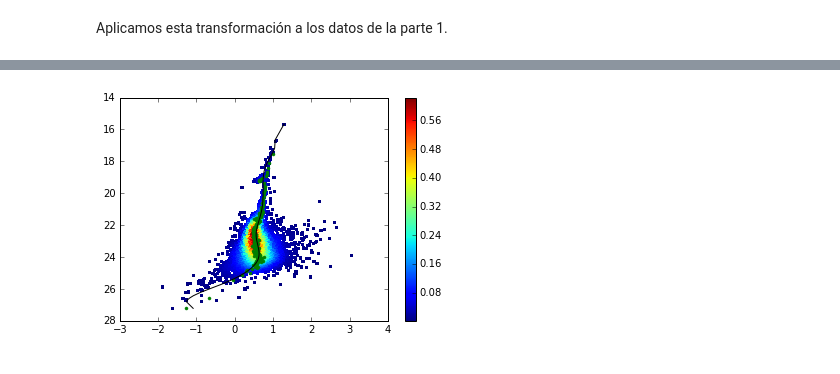
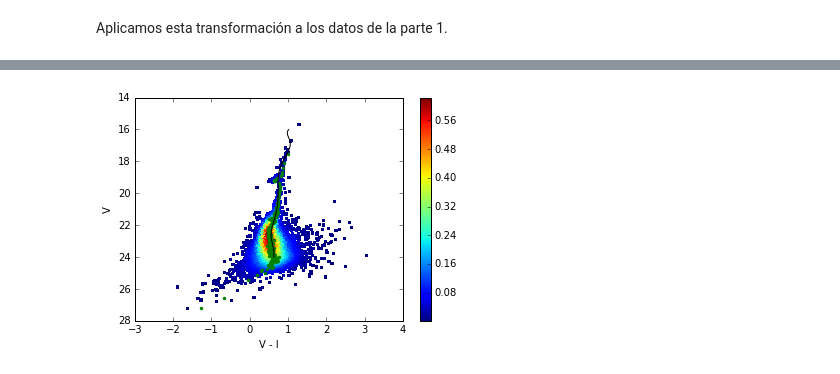
Before and after one commit to cjsantander/AST0421, a Jupyter notebook: Tarea2_Parte2/Tarea1_Parte2.ipynb, the cells around one changed output, grey strips where cells are left out. Saved outputs shown, nothing was run; the diff lists cells and outputs as text; code cells hidden in the pictures.

```diff
--- a/Tarea2_Parte2/Tarea1_Parte2.ipynb
+++ b/Tarea2_Parte2/Tarea1_Parte2.ipynb
@@ -156,33 +197,36 @@ temp_y = list(y)
 for bin_id in [bin_pms, bin_ms]:
     for num in range(0, len(temp_x), bin_id):
         if temp_y[num] < 21.8 or bin_id == bin_ms:
             x_fits.append(np.median(temp_x[num: num+bin_id]))
             y_max = np.max(temp_y[num: num+bin_id])
             y_min = np.max(temp_y[num: num+bin_id])
             y_fits.append((y_max+y_min)/2)
         else:
             del temp_x[0: del_ind]
             del temp_y[0: del_ind]
             break
         del_ind = num
 
 # spline de los datos originales
 nknots = 7
 knots = np.arange(y[1], y[len(y)-1],(y[len(y)-1]-y[1])/np.double(nknots))
 tck = splrep(y, x, t=knots)
-fit = splev(y, tck)
+y_range = np.linspace(16, 24, 182)
+fit = splev(y_range, tck)
 
 fig, ax = plt.subplots()
 xy = np.vstack([x,y])
 z = gaussian_kde(xy)(xy)
 im = ax.scatter(x, y, c=z, s=10, marker='s', edgecolor='')
 axes = plt.gca()
 fig.colorbar(im)
 axes.invert_yaxis()
 
 plt.plot(x_fits, y_fits, 'g.')
-plt.plot(fit, y, '-', color='black')
+plt.plot(fit, y_range, '-', color='black')
 plt.rcParams['figure.figsize'] = (15.0, 15.0)
+plt.xlabel('V - I')
+plt.ylabel('V')
 plt.show()
 # %% [output]
-[figure, old version]
+[figure, new version]
```
Also changed, not shown: parts of 8 cells of this notebook.
